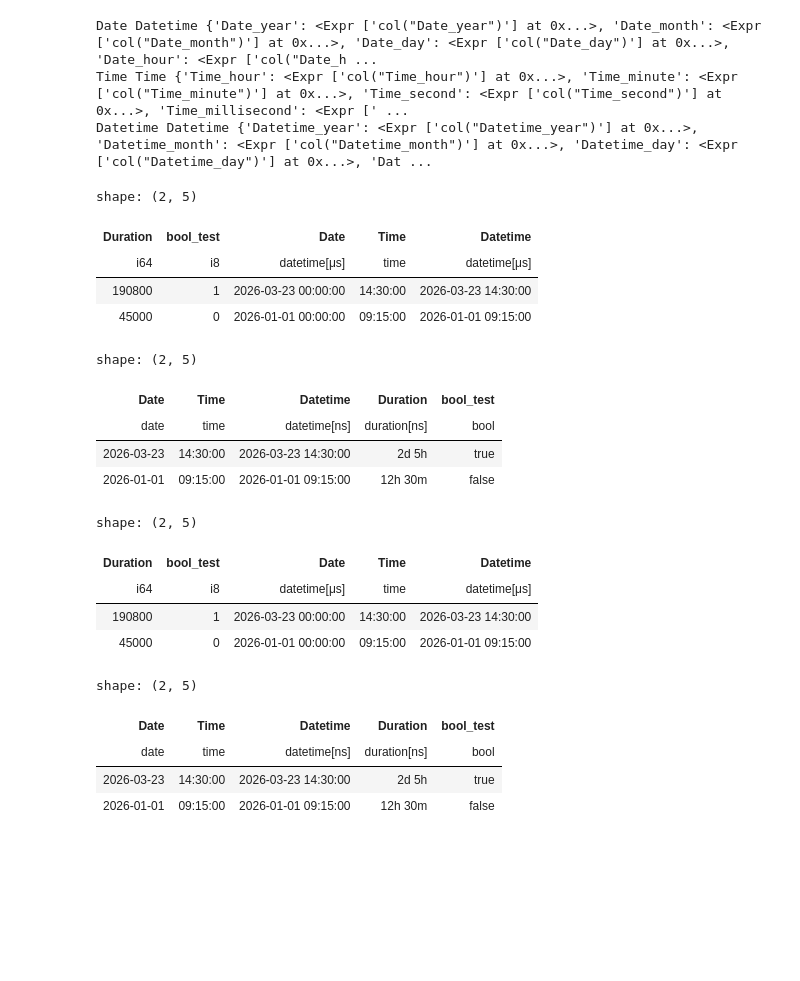
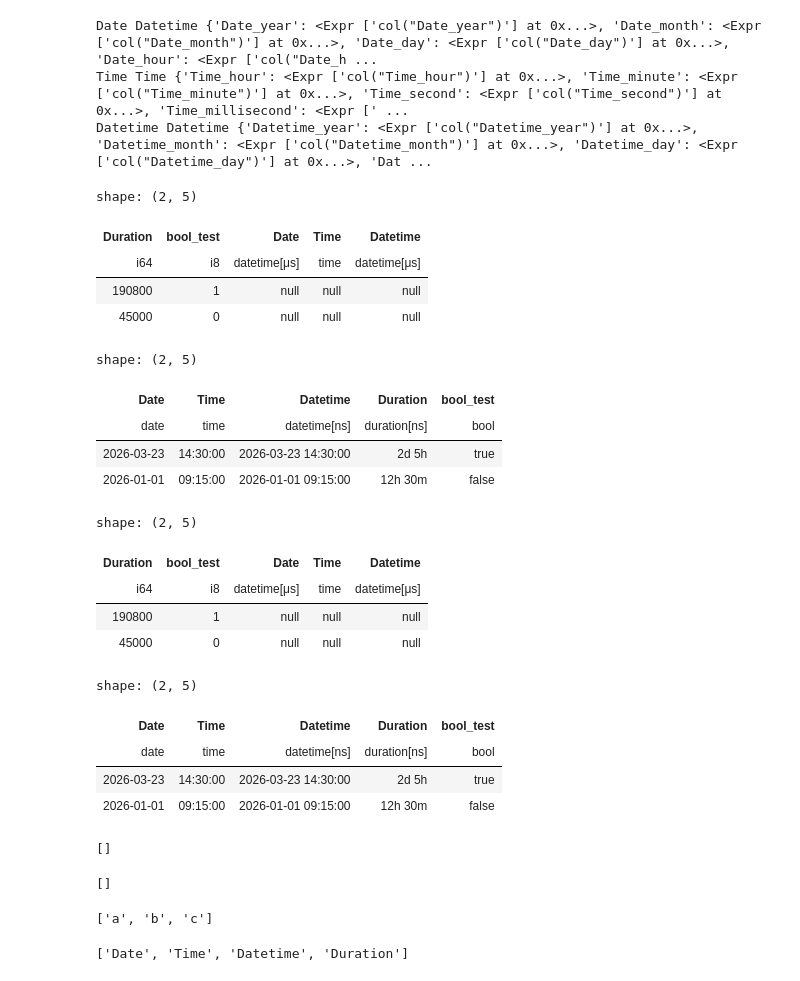
Before and after one commit to rzambrano1/tabular_nn, a Jupyter notebook: notebooks/tabular_argn.ipynb, the cells around one changed output. Saved outputs shown, nothing was run; the diff lists cells and outputs as text; code cells hidden in the pictures; blank space fills up the shorter version.

Commit message:
Added finished first version  encoding decoding pipeline for ARGN

```diff
--- a/notebooks/tabular_argn.ipynb
+++ b/notebooks/tabular_argn.ipynb
@@ -1681,5 +1723,6 @@ shape: (2, 5)
 # %%
-df_decoded = datetime_test._table
+# decode_numerical_discrete(df_pl:pl.DataFrame, decode_map:dict[dict[int, int]], discrete_cols:list[str])
+df_decoded = decode_numerical_discrete(datetime_test._table, datetime_test.datetime_discretized_encoding_maps, [item[0] for item in datetime_test._datetime_discretized_subcols_names])
 
 for col_name in [item[0] for item in datetime_test._datetime_columns]:
 
@@ -1740,8 +1783,8 @@ df_decoded
 shape: (2, 5)
 | Duration | bool_test | Date | Time | Datetime |
 | i64 | i8 | datetime[μs] | time | datetime[μs] |
-| 190800 | 1 | 2026-03-23 00:00:00 | 14:30:00 | 2026-03-23 14:30:00 |
-| 45000 | 0 | 2026-01-01 00:00:00 | 09:15:00 | 2026-01-01 09:15:00 |
+| 190800 | 1 | null | null | null |
+| 45000 | 0 | null | null | null |
 # %%
 df_pl
 # %% [output]
@@ -1751,7 +1794,7 @@ shape: (2, 5)
 | 2026-03-23 | 14:30:00 | 2026-03-23 14:30:00 | 2d 5h | true |
 | 2026-01-01 | 09:15:00 | 2026-01-01 09:15:00 | 12h 30m | false |
 # %%
-def decode_numerical_digit(
+def decode_datetime(
         df_pl: pl.DataFrame,
         datetime_columns: list[str],
         datetime_encoding_map: dict[str, str]) -> pl.DataFrame:
@@ -1833,18 +1876,21 @@ def decode_numerical_digit(
         df_decoded = df_decoded.drop(list(curr_subcol_names.keys()))
 
     return df_decoded
+# %%
+# decode_numerical_discrete(df_pl:pl.DataFrame, decode_map:dict[dict[int, int]], discrete_cols:list[str])
+df_decoded = decode_numerical_discrete(datetime_test._table, datetime_test.datetime_discretized_encoding_maps, [item[0] for item in datetime_test._datetime_discretized_subcols_names])
 # %%
-decode_numerical_digit(
-    datetime_test._table,
+decode_datetime(
+    df_decoded,
     [item[0] for item in datetime_test._datetime_columns],
     datetime_test.datetime_encoding_map
 )
 # %% [output]
 shape: (2, 5)
 | Duration | bool_test | Date | Time | Datetime |
 | i64 | i8 | datetime[μs] | time | datetime[μs] |
-| 190800 | 1 | 2026-03-23 00:00:00 | 14:30:00 | 2026-03-23 14:30:00 |
-| 45000 | 0 | 2026-01-01 00:00:00 | 09:15:00 | 2026-01-01 09:15:00 |
+| 190800 | 1 | null | null | null |
+| 45000 | 0 | null | null | null |
 # %%
 df_pl
 # %% [output]
@@ -1853,3 +1899,20 @@ shape: (2, 5)
 | date | time | datetime[ns] | duration[ns] | bool |
 | 2026-03-23 | 14:30:00 | 2026-03-23 14:30:00 | 2d 5h | true |
 | 2026-01-01 | 09:15:00 | 2026-01-01 09:15:00 | 12h 30m | false |
+# %%
+insurance_table_test._incompatible_columns
+# %% [output]
+[]
+# %%
+beijing_data_test._incompatible_columns
+# %% [output]
+[]
+# %%
+['a'] + ['b', 'c']
+# %% [output]
+['a', 'b', 'c']
+# %%
+date_time_col_prefixes = [item[0] for item in datetime_test._datetime_columns + datetime_test._duration_columns]
+date_time_col_prefixes
+# %% [output]
+['Date', 'Time', 'Datetime', 'Duration']
```
Also changed, not shown: parts of 35 cells of this notebook, 2 other files.
